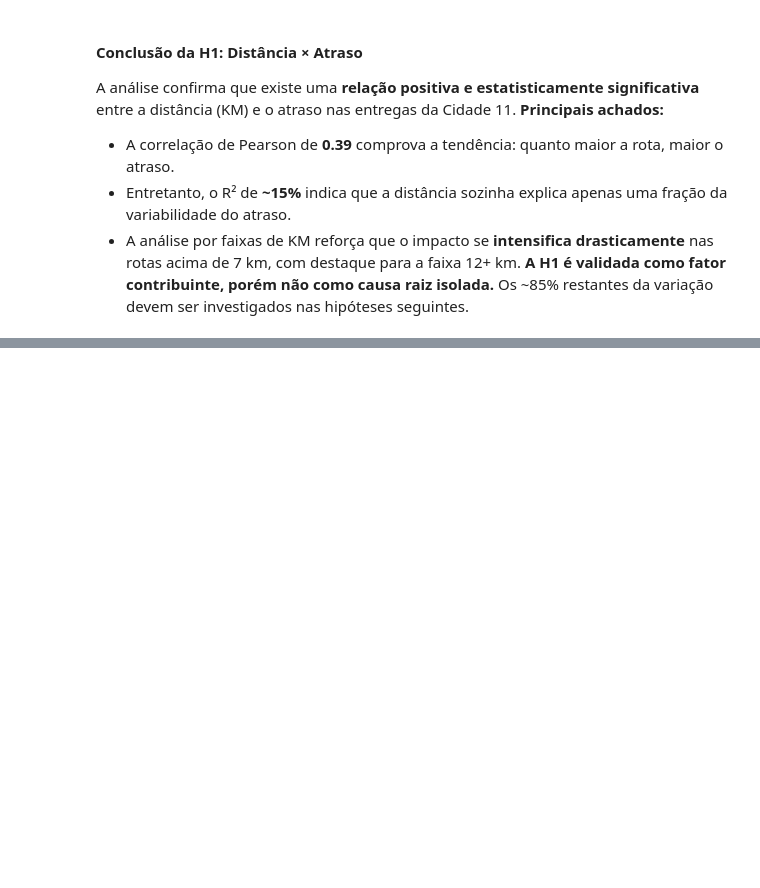
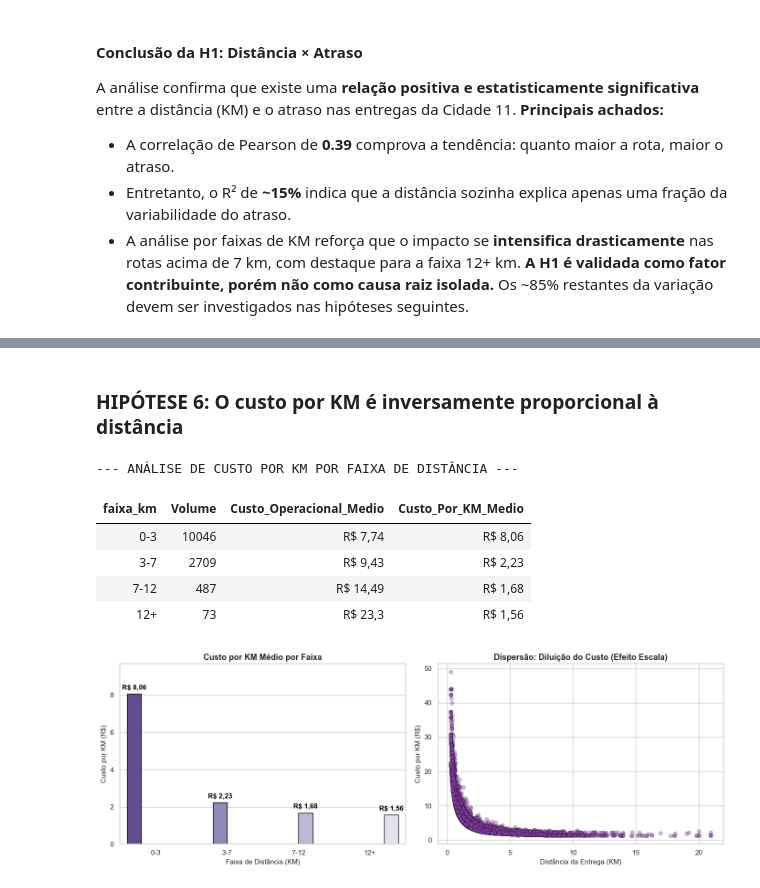
Before and after one commit to jaimejrs/delivery_analytics, a Jupyter notebook: notebooks/03_modelagem_hipoteses.ipynb, the cells around one changed output, grey strips where cells are left out. Saved outputs shown, nothing was run; the diff lists cells and outputs as text; code cells hidden in the pictures; blank space fills up the shorter version.

```diff
--- a/notebooks/03_modelagem_hipoteses.ipynb
+++ b/notebooks/03_modelagem_hipoteses.ipynb
@@ -111,0 +394,70 @@ Os ~85% restantes da variação devem ser investigados nas hipóteses seguintes.
+# %% [markdown]
+### HIPÓTESE 6: O custo por KM é inversamente proporcional à distância
+# %%
+# --- CUSTO POR KM x DISTÂNCIA ---
+
+# 1. Tabela Dinâmica: Custo por KM médio por Faixa de KM
+custo_km_faixa = df_escopo.groupby('faixa_km', observed=False).agg(
+    Volume=('id_pedido', 'count'),
+    Custo_Operacional_Medio=('custo_operacional', 'mean'),
+    Custo_Por_KM_Medio=('custo_por_km', 'mean')
+).reset_index()
+
+# Formatando a tabela
+tabela_custo_km_fmt = custo_km_faixa.copy()
+tabela_custo_km_fmt['Custo_Operacional_Medio'] = 'R$ ' + tabela_custo_km_fmt['Custo_Operacional_Medio'].round(2).astype(str).str.replace('.', ',')
+tabela_custo_km_fmt['Custo_Por_KM_Medio'] = 'R$ ' + tabela_custo_km_fmt['Custo_Por_KM_Medio'].round(2).astype(str).str.replace('.', ',')
+
+print("--- ANÁLISE DE CUSTO POR KM POR FAIXA DE DISTÂNCIA ---")
+display(tabela_custo_km_fmt.style.hide(axis="index"))
+
+
+# 2. Visualização Gráfica
+fig, axes = plt.subplots(1, 2, figsize=(14, 5))
+
+# Gráfico 1: Barras por Faixa
+grafico_barras = sns.barplot(
+    data=custo_km_faixa,
+    x='faixa_km',
+    y='Custo_Por_KM_Medio',
+    hue='faixa_km',
+    legend=False,
+    palette='Purples_r',
+    edgecolor='black',
+    ax=axes[0]
+)
+for p in grafico_barras.patches:
+    valor = p.get_height()
+    grafico_barras.annotate(f"R$ {valor:.2f}".replace('.', ','),
+                   (p.get_x() + p.get_width() / 2., valor),
+                   ha='center', va='bottom',
+                   fontsize=11, fontweight='bold', color='black', xytext=(0, 5), textcoords='offset points')
+axes[0].set_title('Custo por KM Médio por Faixa', fontsize=13, fontweight='bold')
+axes[0].set_xlabel('Faixa de Distância (KM)', fontsize=11)
+axes[0].set_ylabel('Custo por KM (R$)', fontsize=11)
+axes[0].set_ylim(0, custo_km_faixa['Custo_Por_KM_Medio'].max() * 1.2)
+
+# Gráfico 2: Dispersão
+sns.scatterplot(
+    data=df_escopo[df_escopo['km'] < 25], # Filtrando outliers de distância absurdos para focar na concentração da operação
+    x='km',
+    y='custo_por_km',
+    alpha=0.4,
+    color='#8E44AD',
+    edgecolor='black',
+    ax=axes[1]
+)
+axes[1].set_title('Dispersão: Diluição do Custo (Efeito Escala)', fontsize=13, fontweight='bold')
+axes[1].set_xlabel('Distância da Entrega (KM)', fontsize=11)
+axes[1].set_ylabel('Custo por KM (R$)', fontsize=11)
+
+plt.tight_layout()
+plt.show()
+# %% [output]
+--- ANÁLISE DE CUSTO POR KM POR FAIXA DE DISTÂNCIA ---
+| faixa_km | Volume | Custo_Operacional_Medio | Custo_Por_KM_Medio |
+| 0-3 | 10046 | R$ 7,74 | R$ 8,06 |
+| 3-7 | 2709 | R$ 9,43 | R$ 2,23 |
+| 7-12 | 487 | R$ 14,49 | R$ 1,68 |
+| 12+ | 73 | R$ 23,3 | R$ 1,56 |
+[figure, added]
```
Also changed, not shown: parts of 24 cells of this notebook, 3 other files.
